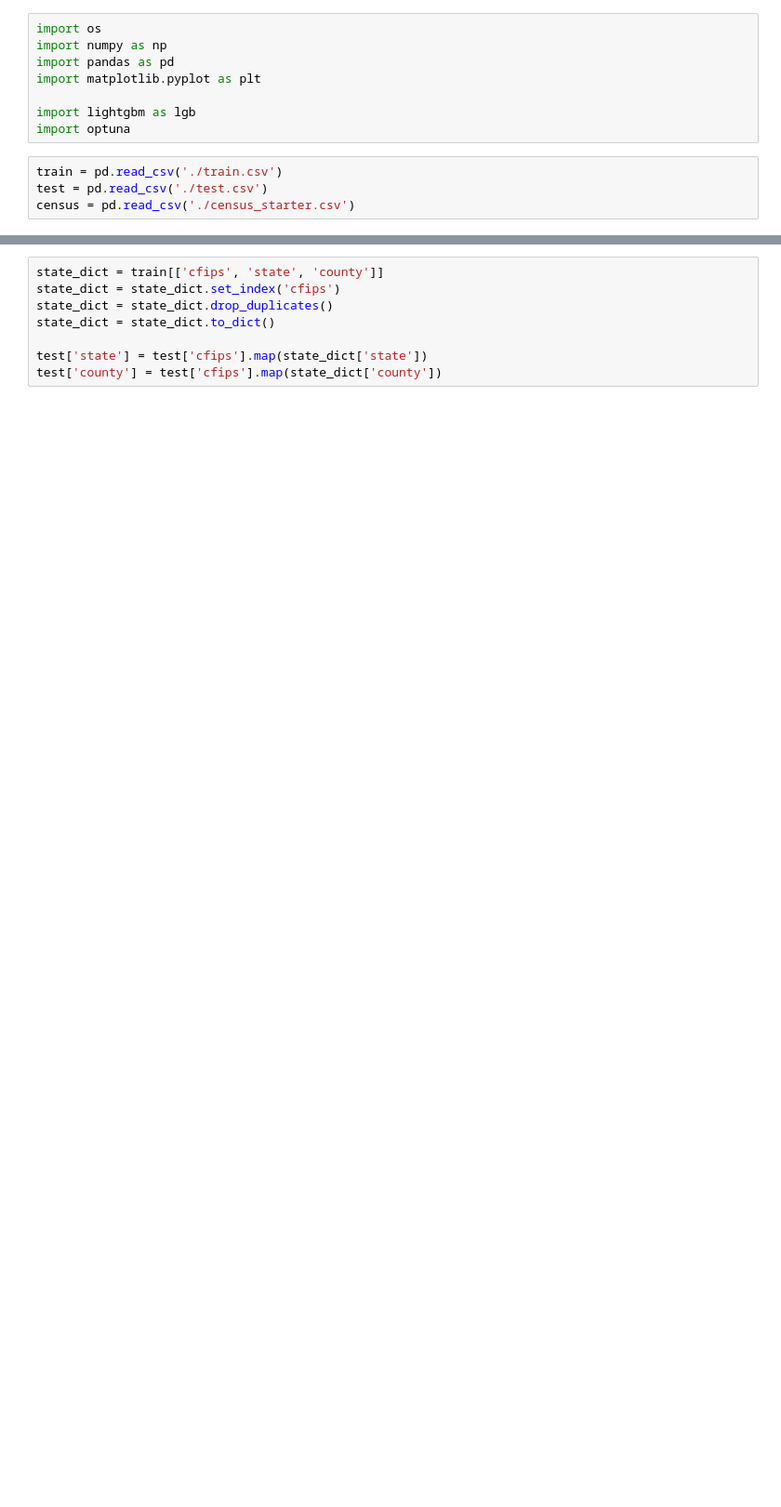
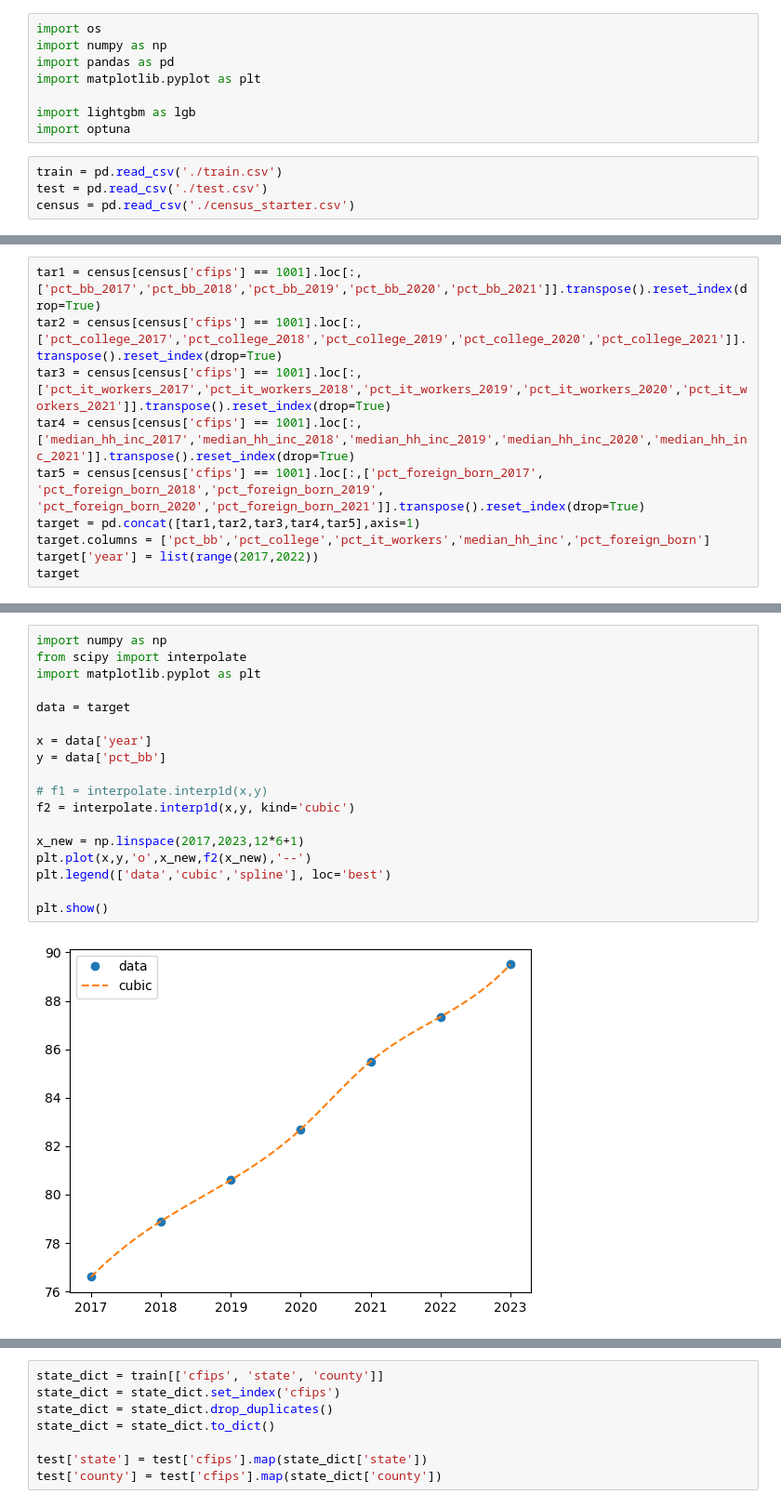
Before and after one commit to jjh0987/MyProject, a Jupyter notebook: pythonProject/kaggle/godaddy/Untitled.ipynb, the cells around one changed output, grey strips where cells are left out. Shown at 93% size. Drawn from its saved outputs; the diff is of its cells as text; blank space fills up the shorter version.

```diff
--- a/pythonProject/kaggle/godaddy/Untitled.ipynb
+++ b/pythonProject/kaggle/godaddy/Untitled.ipynb
@@ -64,0 +114,10 @@ census
+# %%
+tar1 = census[census['cfips'] == 1001].loc[:,['pct_bb_2017','pct_bb_2018','pct_bb_2019','pct_bb_2020','pct_bb_2021']].transpose().reset_index(drop=True)
+tar2 = census[census['cfips'] == 1001].loc[:,['pct_college_2017','pct_college_2018','pct_college_2019','pct_college_2020','pct_college_2021']].transpose().reset_index(drop=True)
+tar3 = census[census['cfips'] == 1001].loc[:,['pct_it_workers_2017','pct_it_workers_2018','pct_it_workers_2019','pct_it_workers_2020','pct_it_workers_2021']].transpose().reset_index(drop=True)
+tar4 = census[census['cfips'] == 1001].loc[:,['median_hh_inc_2017','median_hh_inc_2018','median_hh_inc_2019','median_hh_inc_2020','median_hh_inc_2021']].transpose().reset_index(drop=True)
+tar5 = census[census['cfips'] == 1001].loc[:,['pct_foreign_born_2017', 'pct_foreign_born_2018','pct_foreign_born_2019', 'pct_foreign_born_2020','pct_foreign_born_2021']].transpose().reset_index(drop=True)
+target = pd.concat([tar1,tar2,tar3,tar4,tar5],axis=1)
+target.columns = ['pct_bb','pct_college','pct_it_workers','median_hh_inc','pct_foreign_born']
+target['year'] = list(range(2017,2022))
+target
@@ -64,0 +149,20 @@ census
+# %%
+import numpy as np
+from scipy import interpolate
+import matplotlib.pyplot as plt
+
+data = target
+
+x = data['year']
+y = data['pct_bb']
+
+# f1 = interpolate.interp1d(x,y)
+f2 = interpolate.interp1d(x,y, kind='cubic')
+
+x_new = np.linspace(2017,2023,12*6+1)
+plt.plot(x,y,'o',x_new,f2(x_new),'--')
+plt.legend(['data','cubic','spline'], loc='best')
+
+plt.show()
+# %% [output]
+[figure, added]
```
Also changed, not shown: parts of 27 cells of this notebook, 10 other files.
